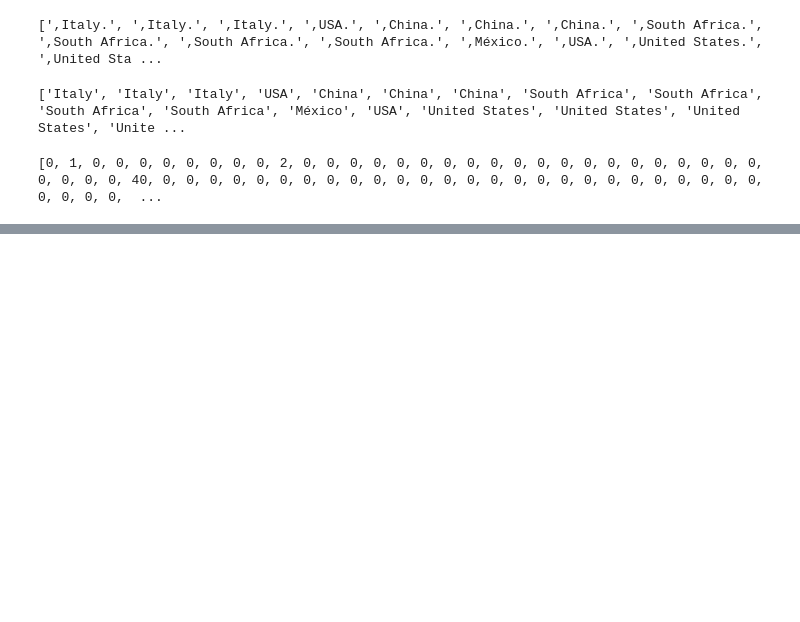
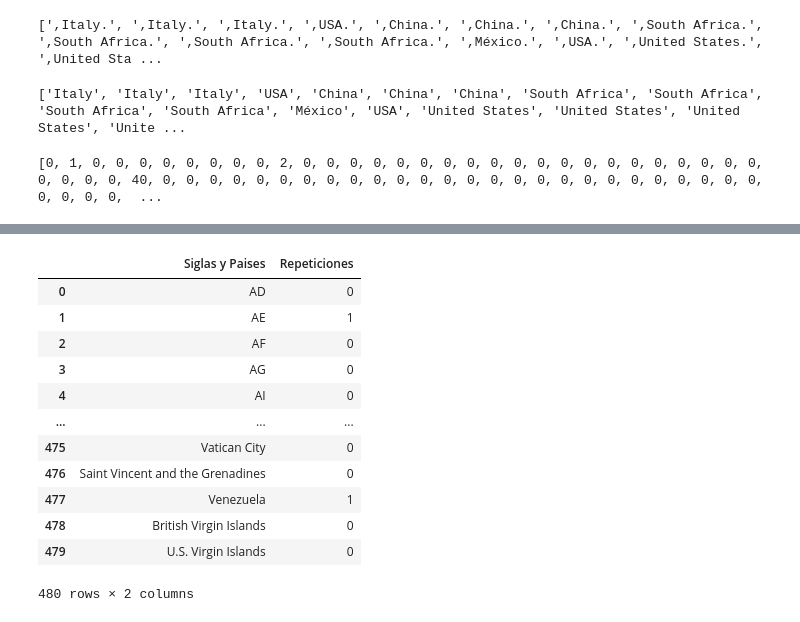
Before and after one commit to Josara12/Deber2, a Jupyter notebook: Map_of_Scince.ipynb, the cells around one changed output, grey strips where cells are left out. Saved outputs shown, nothing was run; the diff lists cells and outputs as text; code cells hidden in the pictures; blank space fills up the shorter version.

```diff
--- a/Map_of_Scince.ipynb
+++ b/Map_of_Scince.ipynb
@@ -190,6 +191,3 @@ for elem in f:
 print (h)
 # %% [output]
 [0, 1, 0, 0, 0, 0, 0, 0, 0, 0, 2, 0, 0, 0, 0, 0, 0, 0, 0, 0, 0, 0, 0, 0, 0, 0, 0, 0, 0, 0, 0, 0, 0, 0, 0, 40, 0, 0, 0, 0, 0, 0, 0, 0, 0, 0, 0, 0, 0, 0, 0, 0, 0, 0, 0, 0, 0, 0, 0, 0, 0, 0, 0, 0, 0, 0,  ...
-# %%
-h.sort()
-print (h)
@@ -197,0 +194,5 @@ print (h)
+# %%
+# Creo la data
+df2 = pd.DataFrame({'Siglas y Paises' : f,
+                    'Repeticiones' : h})
+print (df2)
@@ -197,0 +214,16 @@ print (h)
+# %%
+df2.head (-10)
+# %% [output]
+|  | Siglas y Paises | Repeticiones |
+| 0 | AD | 0 |
+| 1 | AE | 1 |
+| 2 | AF | 0 |
+| 3 | AG | 0 |
+| 4 | AI | 0 |
+| ... | ... | ... |
+| 475 | Vatican City | 0 |
+| 476 | Saint Vincent and the Grenadines | 0 |
+| 477 | Venezuela | 1 |
+| 478 | British Virgin Islands | 0 |
+| 479 | U.S. Virgin Islands | 0 |
+480 rows × 2 columns
```
Also changed, not shown: parts of 3 cells of this notebook.
